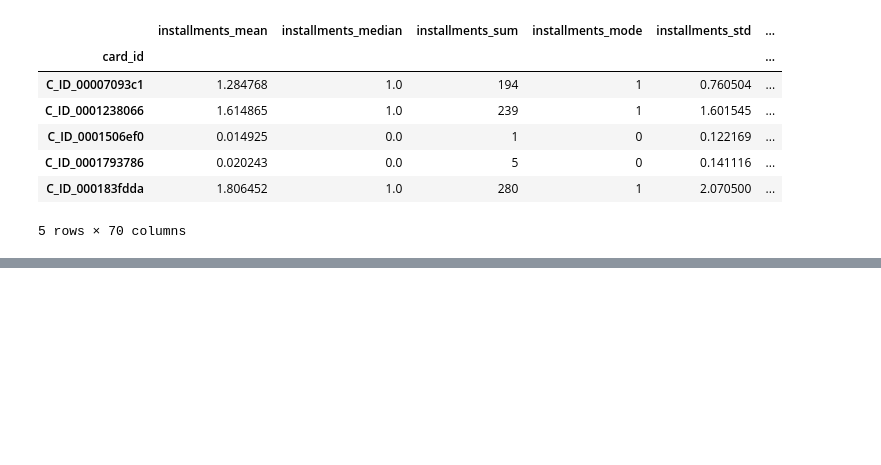
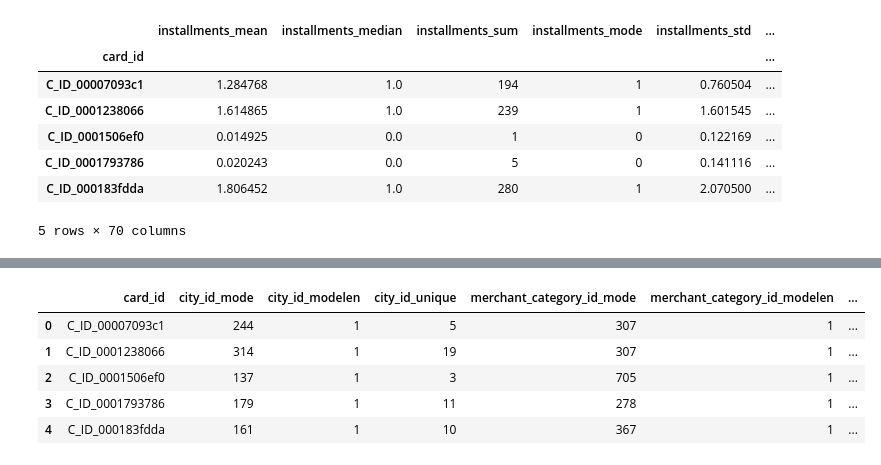
Before and after one commit to quinnbooth/ML-Consumer-Loyalty-Score, a Jupyter notebook: feature_engineering.ipynb, the cells around one changed output, grey strips where cells are left out. Drawn from its saved outputs; the diff is of its cells as text; code cells hidden in the pictures; blank space fills up the shorter version.

```diff
--- a/feature_engineering.ipynb
+++ b/feature_engineering.ipynb
@@ -339,0 +392,33 @@ num_merged.head()
+# %%
+# More aggregation functions
+
+def modelen(series):
+    return len(series.mode())
+
+def unique(series):
+    return len(series.unique())
+# %%
+# Aggregating by card_id
+
+id_features = id_df.groupby('card_id')[id_cols].agg([
+    mode,
+    modelen,
+    unique
+])
+
+id_features.columns = [f"{col}_{agg}" for col, agg in id_features.columns]
+id_features.reset_index(inplace=True)
+
+id_features = id_features.astype({
+    col: 'int32' if id_features[col].dtype == 'int64' else id_features[col].dtype
+    for col in id_features.columns
+})
+
+id_features.head()
+# %% [output]
+|  | card_id | city_id_mode | city_id_modelen | city_id_unique | merchant_category_id_mode | merchant_category_id_modelen | ... |
+| 0 | C_ID_00007093c1 | 244 | 1 | 5 | 307 | 1 | ... |
+| 1 | C_ID_0001238066 | 314 | 1 | 19 | 307 | 1 | ... |
+| 2 | C_ID_0001506ef0 | 137 | 1 | 3 | 705 | 1 | ... |
+| 3 | C_ID_0001793786 | 179 | 1 | 11 | 278 | 1 | ... |
+| 4 | C_ID_000183fdda | 161 | 1 | 10 | 367 | 1 | ... |
```
Also changed, not shown: parts of 14 cells of this notebook.
